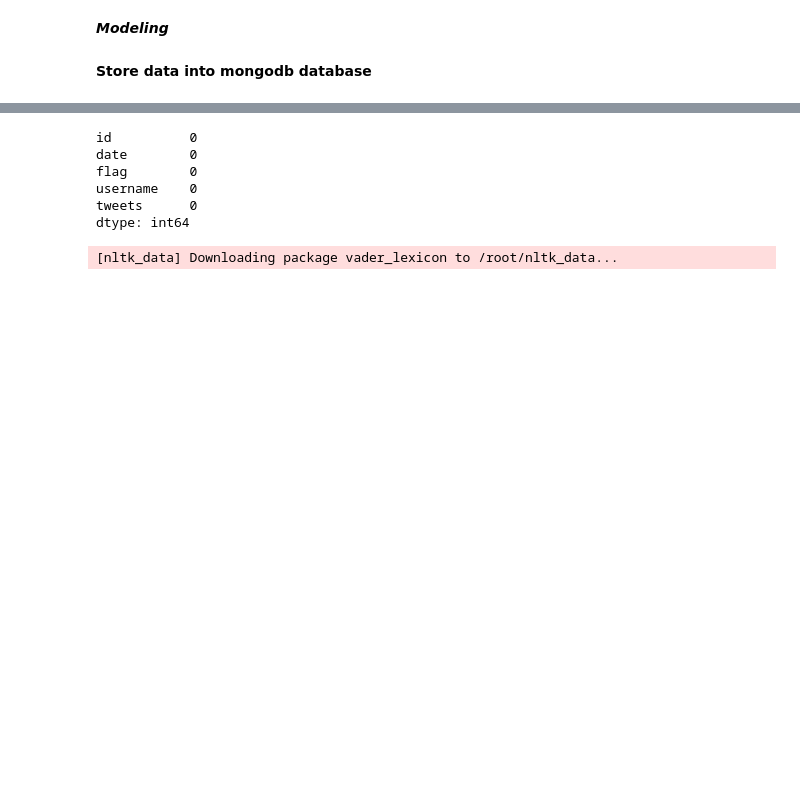
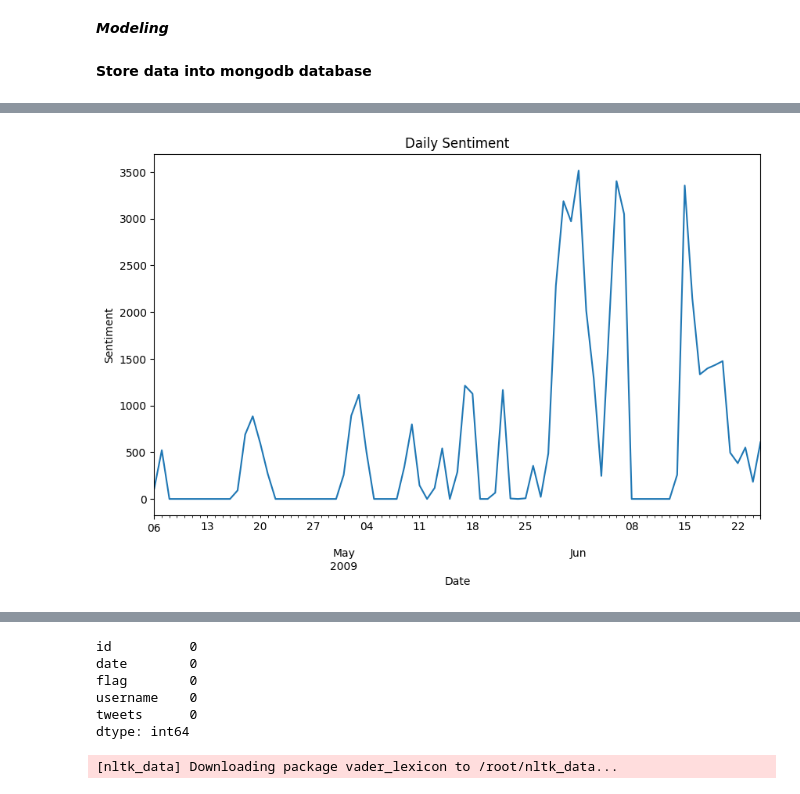
Before and after one commit to muhammadahsan2023/Tweets_Analysis, a Jupyter notebook: tweets_analysis.ipynb, the cells around one changed output, grey strips where cells are left out. Drawn from its saved outputs; the diff is of its cells as text; code cells hidden in the pictures; blank space fills up the shorter version.

```diff
--- a/tweets_analysis.ipynb
+++ b/tweets_analysis.ipynb
@@ -330,0 +352,19 @@ df = pd.read_csv('/content/drive/MyDrive/Data/tweets.csv')
+# %%
+df['label'] = df['label'].astype(int)
+# %%
+df = df[['date','label']]
+# %%
+# Convert 'date' column to datetime format
+df['date'] = pd.to_datetime(df['date'])
+# %%
+# Resample to daily frequency
+daily_data = df.resample('D', on='date').count()['label']
+# %%
+# Plot the daily data
+daily_data.plot(figsize=(10, 6))
+plt.title('Daily Sentiment')
+plt.xlabel('Date')
+plt.ylabel('Sentiment')
+plt.show()
+# %% [output]
+[figure, added]
```
Also changed, not shown: parts of 31 cells of this notebook.
